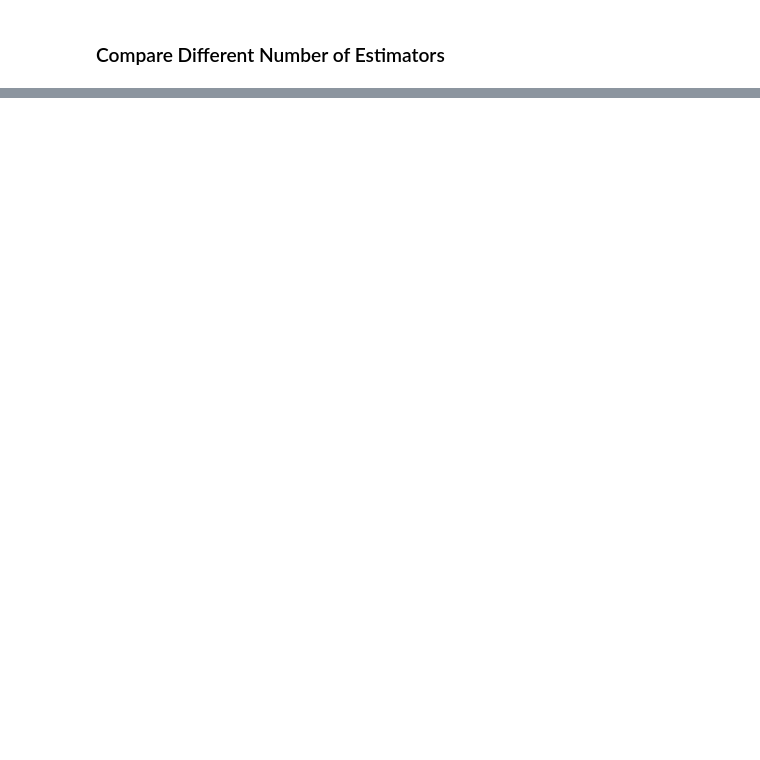
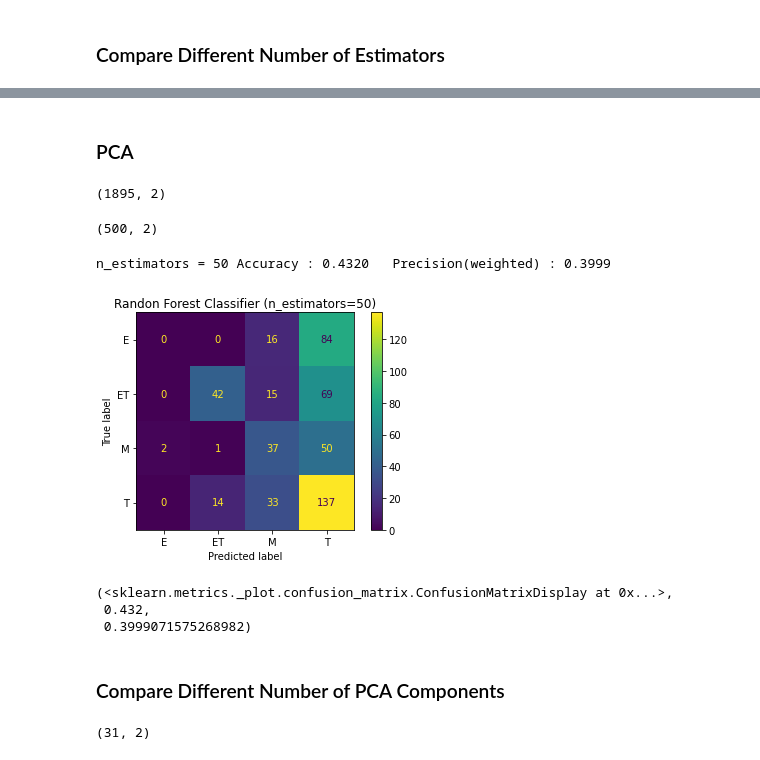
Before and after one commit to Jajc09/GBC-MCfML, a Jupyter notebook: final_project/game_ratings_kevin.ipynb, the cells around one changed output, grey strips where cells are left out. Drawn from its saved outputs; the diff is of its cells as text; code cells hidden in the pictures; blank space fills up the shorter version.

Commit message:
Update jupyter notebook with PCA results. Add file with link to google doc.

```diff
--- a/final_project/game_ratings_kevin.ipynb
+++ b/final_project/game_ratings_kevin.ipynb
@@ -173,0 +196,26 @@ Accuracy : 0.925   Precision(weighted) : 0.925
+# %% [markdown]
+<h3>PCA</h3>
+# %%
+from sklearn.decomposition import PCA
+
+pca = PCA(n_components=2)
+# %%
+X_train_pca = pca.fit_transform(X_train)
+X_train_pca.shape
+# %% [output]
+(1895, 2)
+# %%
+X_test_pca = pca.fit_transform(X_test)
+X_test_pca.shape
+# %% [output]
+(500, 2)
+# %%
+TestRandForest(X_train_pca, y_train, X_test_pca, y_test, 50)
+# %% [output]
+n_estimators = 50 Accuracy : 0.4320   Precision(weighted) : 0.3999
+[figure, added]
+(<sklearn.metrics._plot.confusion_matrix.ConfusionMatrixDisplay at 0x...>,
+ 0.432,
+ 0.3999071575268982)
+# %% [markdown]
+<h3>Compare Different Number of PCA Components</h3>
@@ -173,0 +232,6 @@ Accuracy : 0.925   Precision(weighted) : 0.925
+# %%
+results = pd.DataFrame(index=range(2, 33), columns=["accuracy", "precision"], dtype=float)
+results = results.fillna(0)
+results.shape
+# %% [output]
+(31, 2)
```
Also changed, not shown: parts of 21 cells of this notebook, 1 other file.
